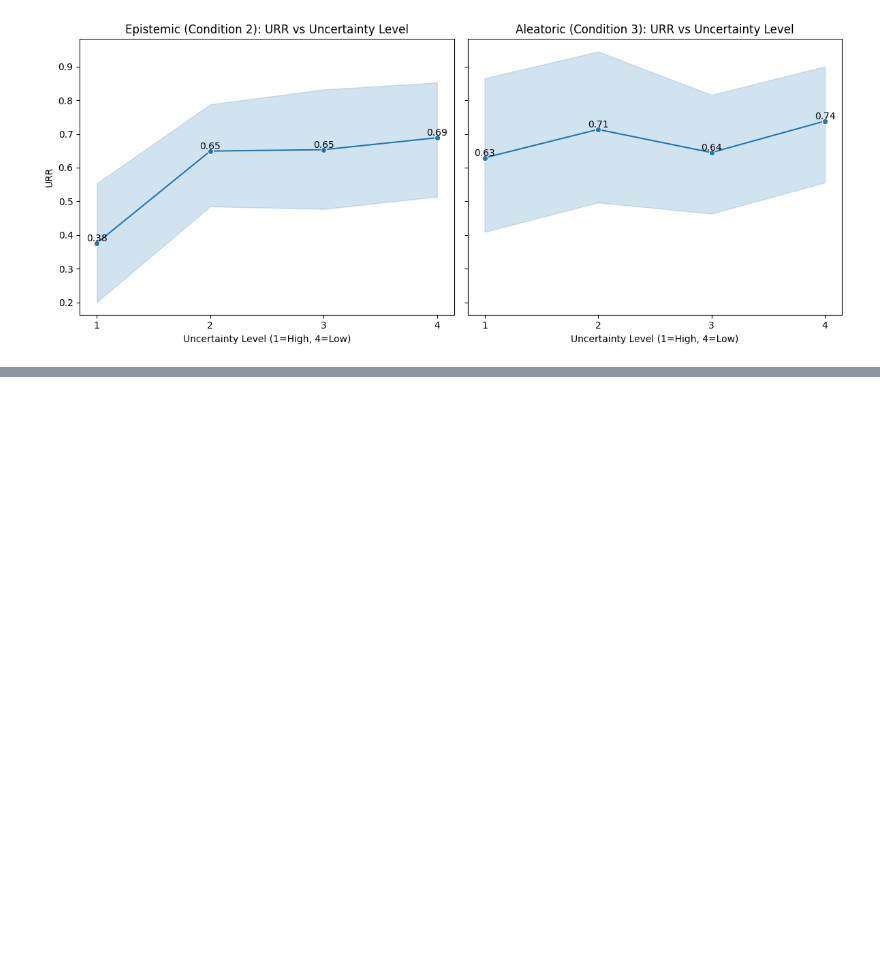
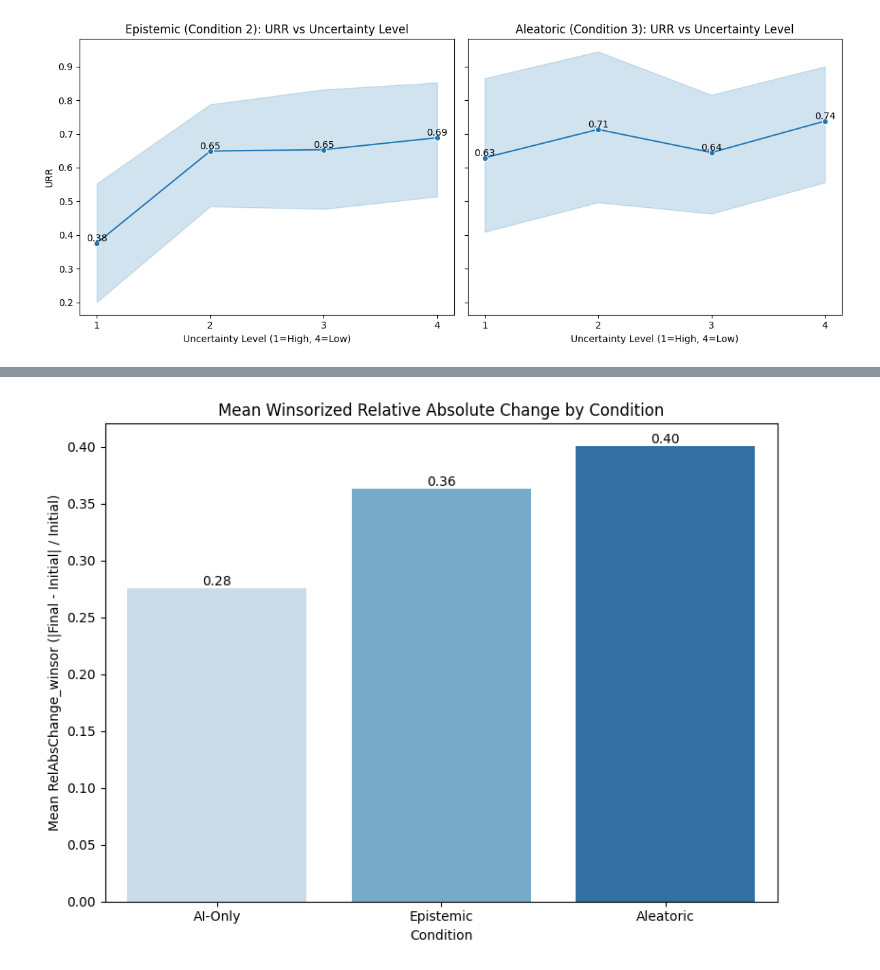
Before and after one commit to AMIRASRZAD/InsuranceExp, a Jupyter notebook: results/Untitled.ipynb, the cells around one changed output, grey strips where cells are left out. Drawn from its saved outputs; the diff is of its cells as text; code cells hidden in the pictures; blank space fills up the shorter version.

```diff
--- a/results/Untitled.ipynb
+++ b/results/Untitled.ipynb
@@ -1104,3 +1104,89 @@ condition  uncertainty_level
 3     5253.862500
 Name: MAE, dtype: float64
 [figure]
+# %%
+import pandas as pd
+import numpy as np
+from scipy.stats.mstats import winsorize
+import matplotlib.pyplot as plt
+import seaborn as sns
+
+# Load the data
+file_path = "/Users/amirasrzad/Library/CloudStorage/OneDrive-UMassLowell/1-Research/2-sambit/CIST-2025/experiment_insurance_cost/results/responses.24.july-pilot.csv"
+df = pd.read_csv(file_path)
+
+# Ensure relevant columns are numeric
+cols_to_numeric = ['initial_guess', 'final_guess', 'predicted_charge', 'uncertainty_level', 'true_charge', 'task_duration_ms']
+for col in cols_to_numeric:
+    df[col] = pd.to_numeric(df[col], errors='coerce')
+
+df['condition'] = pd.to_numeric(df['condition'], errors='coerce').astype(int)
+
+# Compute RelAbsChange: |final_guess - initial_guess| / initial_guess
+df['RelAbsChange'] = np.abs(df['final_guess'] - df['initial_guess']) / df['initial_guess']
+
+# Winsorize RelAbsChange at 1% and 99%
+df['RelAbsChange_winsor'] = winsorize(df['RelAbsChange'], limits=[0.01, 0.01])
+
+# Compute URR
+df['URR'] = np.where(
+    df['predicted_charge'] == df['initial_guess'],
+    0,
+    (df['final_guess'] - df['initial_guess']) / (df['predicted_charge'] - df['initial_guess'])
+)
+
+# Determine the AI suggested direction
+df['ai_direction_up'] = df['predicted_charge'] > df['initial_guess']
+df['ai_direction_down'] = df['predicted_charge'] < df['initial_guess']
+
+# Determine participant's movement direction
+df['participant_moved_up'] = df['final_guess'] > df['initial_guess']
+df['participant_moved_down'] = df['final_guess'] < df['initial_guess']
+
+# Identify opposite movements and set URR to 0 for those cases
+df['opposite_movement'] = (
+    (df['ai_direction_up'] & df['participant_moved_down']) |
+    (df['ai_direction_down'] & df['participant_moved_up'])
+)
+df['URR_adjusted'] = np.where(df['opposite_movement'], 0, df['URR'])
+
+# Winsorize adjusted URR at 1% and 99%
+df['URR_winsor'] = winsorize(df['URR_adjusted'], limits=[0.01, 0.01])
+
+# Compute means by condition
+mean_metrics = df.groupby('condition')[['RelAbsChange_winsor', 'URR_winsor', 'task_duration_ms']].mean().reset_index()
+mean_metrics['condition'] = mean_metrics['condition'].map({1: 'AI-Only', 2: 'Epistemic', 3: 'Aleatoric'})
+
+# Plot 1: Mean RelAbsChange_winsor by condition (Blues palette)
+plt.figure(figsize=(8, 6))
+sns.barplot(data=mean_metrics, x='condition', y='RelAbsChange_winsor', palette='Blues')
+plt.title('Mean Winsorized Relative Absolute Change by Condition')
+plt.xlabel('Condition')
+plt.ylabel('Mean RelAbsChange_winsor (|Final - Initial| / Initial)')
+for i, row in mean_metrics.iterrows():
+    plt.text(i, row['RelAbsChange_winsor'], f'{row["RelAbsChange_winsor"]:.2f}', ha='center', va='bottom')
+plt.tight_layout()
+plt.show()
+
+# Plot 2: Mean URR_winsor by condition (Greens palette)
+plt.figure(figsize=(8, 6))
+sns.barplot(data=mean_metrics, x='condition', y='URR_winsor', palette='Greens')
+plt.title('Mean Winsorized URR by Condition')
+plt.xlabel('Condition')
+plt.ylabel('Mean URR_winsor')
+for i, row in mean_metrics.iterrows():
+    plt.text(i, row['URR_winsor'], f'{row["URR_winsor"]:.2f}', ha='center', va='bottom')
+plt.tight_layout()
+plt.show()
+
+# Plot 3: Mean task_duration_ms by condition (Reds palette)
+plt.figure(figsize=(8, 6))
+sns.barplot(data=mean_metrics, x='condition', y='task_duration_ms', palette='Reds')
+plt.title('Mean Task Duration (ms) by Condition')
+plt.xlabel('Condition')
+plt.ylabel('Mean Task Duration (ms)')
+for i, row in mean_metrics.iterrows():
+    plt.text(i, row['task_duration_ms'], f'{row["task_duration_ms"]:.0f}', ha='center', va='bottom')
+plt.tight_layout()
+plt.show()
+# %% [output]
@@ -1106,0 +1196 @@ Name: MAE, dtype: float64
+[figure, added]
```
Also changed, not shown: parts of 1 cell of this notebook, 13 other files.
